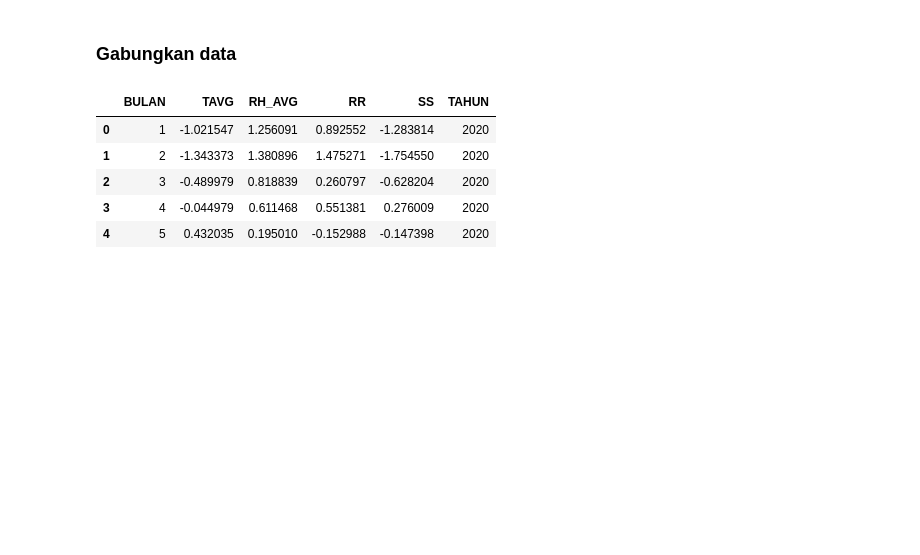
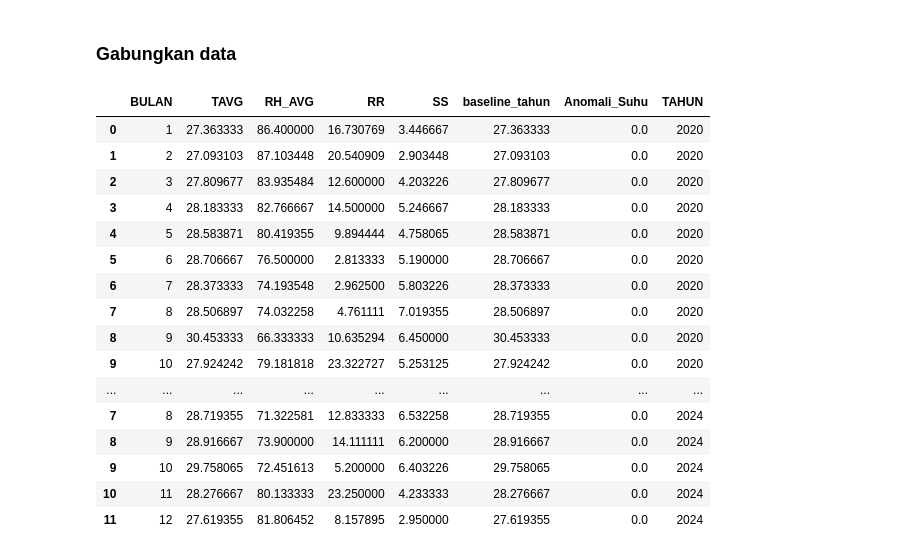
Before and after one commit to Miyaputri/Stasiun-Klimatologi-Banten, a Jupyter notebook: Preprocessing_Stasiun_Klimatologi_Banten.ipynb, the cells around one changed output. Drawn from its saved outputs; the diff is of its cells as text; code cells hidden in the pictures; blank space fills up the shorter version.

```diff
--- a/Preprocessing_Stasiun_Klimatologi_Banten.ipynb
+++ b/Preprocessing_Stasiun_Klimatologi_Banten.ipynb
@@ -691,0 +649,11 @@ Hasil standarisasi per bulan:
+# %%
+# Hitung baseline tahunan untuk setiap bulan (rata-rata suhu bulanan per bulan)
+baseline_tahun = data2_2023.groupby('BULAN')['TAVG'].mean().reset_index()
+baseline_tahun.rename(columns={'TAVG': 'baseline_tahun'}, inplace=True)
+
+# Gabungkan baseline dengan data bulanan
+data2_2023 = pd.merge(data2_2023, baseline_tahun, on='BULAN')
+data2_2023['Anomali_Suhu'] = data2_2023['TAVG'] - data2_2023['baseline_tahun']
+
+# Cetak hasil
+data2_2023
@@ -828,14 +809,0 @@ Rata-rata bulanan:
-# %%
-#Satandarisasi
-from sklearn.preprocessing import StandardScaler
-
-# Pilih kolom yang akan distandarisasi
-kolom_standar = ['TAVG', 'RH_AVG', 'RR', 'SS']
-
-# Standarisasi data berdasarkan bulan
-scaler = StandardScaler()
-data2_2024[kolom_standar] = scaler.fit_transform(data2_2024[kolom_standar])
-
-# Cetak hasil standarisasi
-print("Hasil standarisasi per bulan:")
-data2_2024
@@ -856,0 +810,11 @@ Hasil standarisasi per bulan:
+# %%
+# Hitung baseline tahunan untuk setiap bulan (rata-rata suhu bulanan per bulan)
+baseline_tahun = data2_2024.groupby('BULAN')['TAVG'].mean().reset_index()
+baseline_tahun.rename(columns={'TAVG': 'baseline_tahun'}, inplace=True)
+
+# Gabungkan baseline dengan data bulanan
+data2_2024 = pd.merge(data2_2024, baseline_tahun, on='BULAN')
+data2_2024['Anomali_Suhu'] = data2_2024['TAVG'] - data2_2024['baseline_tahun']
+
+# Cetak hasil
+data2_2024
@@ -876,16 +854,27 @@ data2_2024
 # %%
 # Gabungkan semua data
 df = pd.concat([data2_2020, data2_2021, data2_2022, data2_2023, data2_2024])
 
 # Pratinjau data
-df.head()
+df
 # %% [output]
-|  | BULAN | TAVG | RH_AVG | RR | SS | TAHUN |
-| 0 | 1 | -1.021547 | 1.256091 | 0.892552 | -1.283814 | 2020 |
-| 1 | 2 | -1.343373 | 1.380896 | 1.475271 | -1.754550 | 2020 |
-| 2 | 3 | -0.489979 | 0.818839 | 0.260797 | -0.628204 | 2020 |
-| 3 | 4 | -0.044979 | 0.611468 | 0.551381 | 0.276009 | 2020 |
-| 4 | 5 | 0.432035 | 0.195010 | -0.152988 | -0.147398 | 2020 |
+|  | BULAN | TAVG | RH_AVG | RR | SS | baseline_tahun | Anomali_Suhu | TAHUN |
+| 0 | 1 | 27.363333 | 86.400000 | 16.730769 | 3.446667 | 27.363333 | 0.0 | 2020 |
+| 1 | 2 | 27.093103 | 87.103448 | 20.540909 | 2.903448 | 27.093103 | 0.0 | 2020 |
+| 2 | 3 | 27.809677 | 83.935484 | 12.600000 | 4.203226 | 27.809677 | 0.0 | 2020 |
+| 3 | 4 | 28.183333 | 82.766667 | 14.500000 | 5.246667 | 28.183333 | 0.0 | 2020 |
+| 4 | 5 | 28.583871 | 80.419355 | 9.894444 | 4.758065 | 28.583871 | 0.0 | 2020 |
+| 5 | 6 | 28.706667 | 76.500000 | 2.813333 | 5.190000 | 28.706667 | 0.0 | 2020 |
+| 6 | 7 | 28.373333 | 74.193548 | 2.962500 | 5.803226 | 28.373333 | 0.0 | 2020 |
+| 7 | 8 | 28.506897 | 74.032258 | 4.761111 | 7.019355 | 28.506897 | 0.0 | 2020 |
+| 8 | 9 | 30.453333 | 66.333333 | 10.635294 | 6.450000 | 30.453333 | 0.0 | 2020 |
+| 9 | 10 | 27.924242 | 79.181818 | 23.322727 | 5.253125 | 27.924242 | 0.0 | 2020 |
+| ... | ... | ... | ... | ... | ... | ... | ... | ... |
+| 7 | 8 | 28.719355 | 71.322581 | 12.833333 | 6.532258 | 28.719355 | 0.0 | 2024 |
+| 8 | 9 | 28.916667 | 73.900000 | 14.111111 | 6.200000 | 28.916667 | 0.0 | 2024 |
+| 9 | 10 | 29.758065 | 72.451613 | 5.200000 | 6.403226 | 29.758065 | 0.0 | 2024 |
+| 10 | 11 | 28.276667 | 80.133333 | 23.250000 | 4.233333 | 28.276667 | 0.0 | 2024 |
+| 11 | 12 | 27.619355 | 81.806452 | 8.157895 | 2.950000 | 27.619355 | 0.0 | 2024 |
 # %%
 df.info()
 # %% [output]
```
Also changed, not shown: parts of 24 cells of this notebook.
